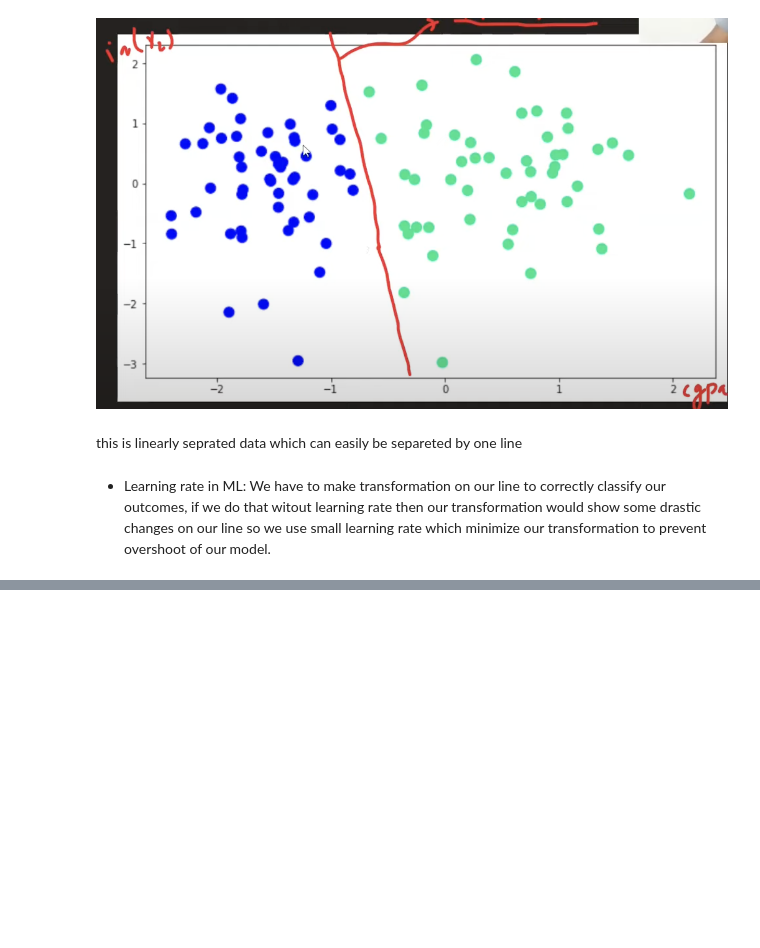
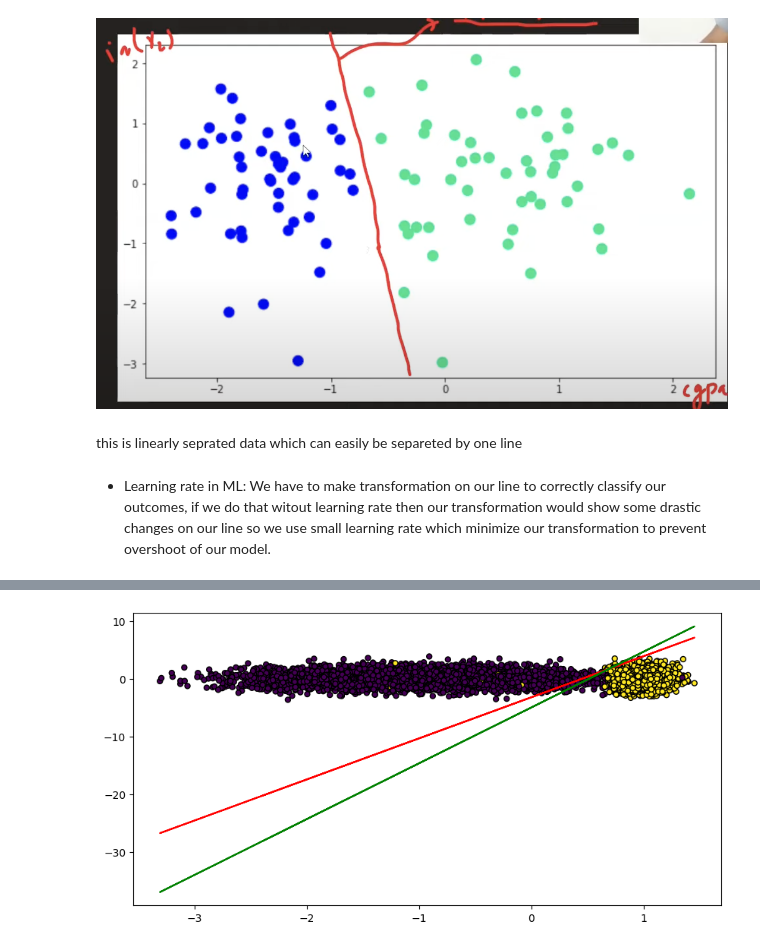
Before and after one commit to prititaliya/Logistic-Regression, a Jupyter notebook: Log_Reg.ipynb, the cells around one changed output, grey strips where cells are left out. Saved outputs shown, nothing was run; the diff lists cells and outputs as text; code cells hidden in the pictures; blank space fills up the shorter version.

```diff
--- a/Log_Reg.ipynb
+++ b/Log_Reg.ipynb
@@ -16,0 +58,14 @@ classify our outcomes, if we do that witout learning rate then our transformatio
+# %%
+logreg=LogisticRegression()
+# %%
+logreg.fit(X,y)
+m1=logreg.coef_[0][0]
+c1=logreg.intercept_[0]
+# %%
+plt.figure(figsize=(10, 5))
+plt.scatter(X[:, 0], X[:, 1], marker='o', c=y, s=25, edgecolor='k')
+plt.plot(X[:, 0], m1*X[:, 0] + c1, color='red')
+plt.plot(X[:, 0], m*X[:, 0] + c, color='green')
+plt.show()
+# %% [output]
+[figure, added]
```
Also changed, not shown: parts of 9 cells of this notebook.
